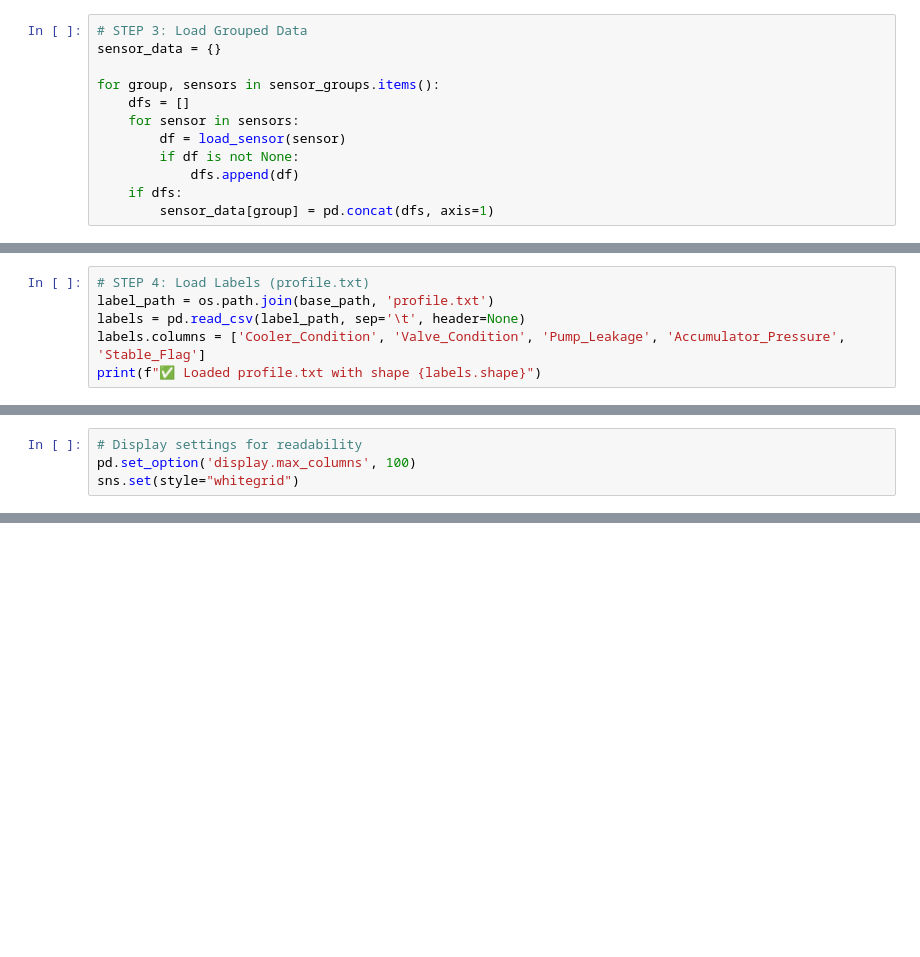
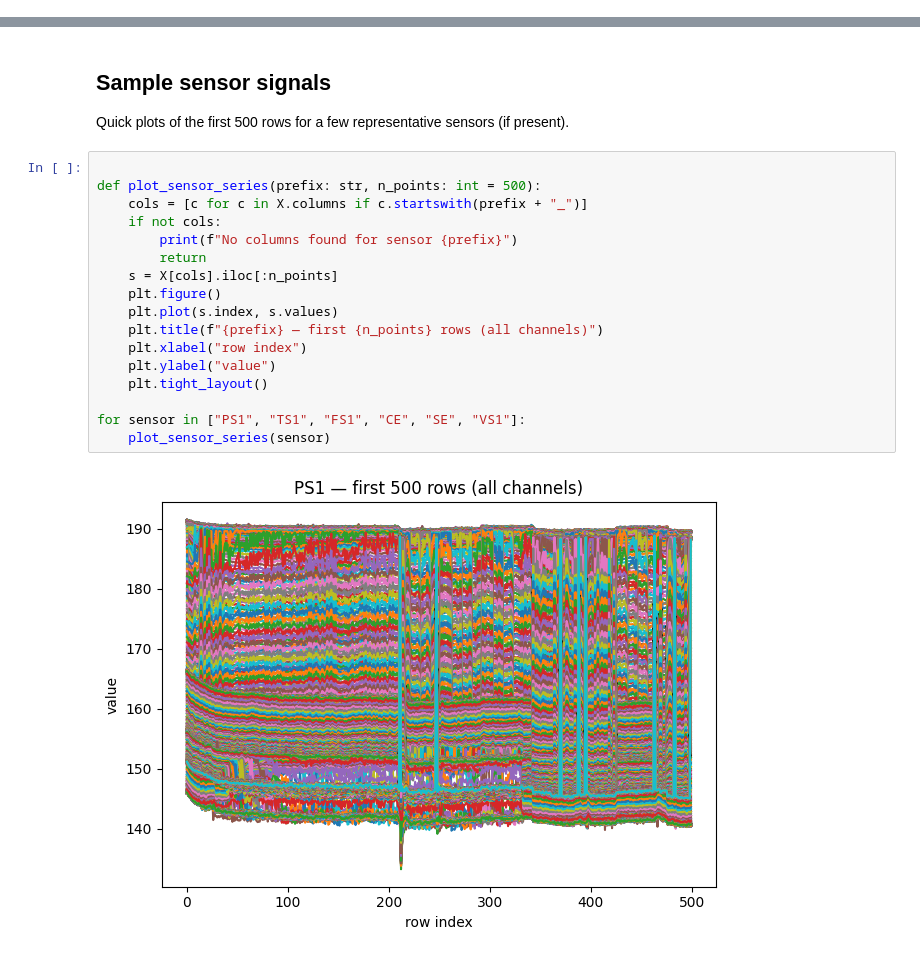
Before and after one commit to ArturMelnyk-analyst/Streamlit-Hydraulic-Dashboard, a Jupyter notebook: notebooks/02_eda.ipynb, the cells around one changed output, grey strips where cells are left out. Drawn from its saved outputs; the diff is of its cells as text; blank space fills up the shorter version.

Commit message:
refactor(nb): 02_eda consumes processed artifacts; writes label/group summaries

```diff
--- a/notebooks/02_eda.ipynb
+++ b/notebooks/02_eda.ipynb
@@ -36,12 +0,0 @@ sensor_groups = {
-# %%
-# STEP 3: Load Grouped Data
-sensor_data = {}
-
-for group, sensors in sensor_groups.items():
-    dfs = []
-    for sensor in sensors:
-        df = load_sensor(sensor)
-        if df is not None:
-            dfs.append(df)
-    if dfs:
-        sensor_data[group] = pd.concat(dfs, axis=1)
@@ -66,6 +0,0 @@ for group, sensors in sensor_groups.items():
-# %%
-# STEP 4: Load Labels (profile.txt)
-label_path = os.path.join(base_path, 'profile.txt')
-labels = pd.read_csv(label_path, sep='\t', header=None)
-labels.columns = ['Cooler_Condition', 'Valve_Condition', 'Pump_Leakage', 'Accumulator_Pressure', 'Stable_Flag']
-print(f"✅ Loaded profile.txt with shape {labels.shape}")
@@ -80,4 +0,0 @@ import seaborn as sns
-# %%
-# Display settings for readability
-pd.set_option('display.max_columns', 100)
-sns.set(style="whitegrid")
@@ -176,0 +243,24 @@ for group in ['volume_flow', 'temperature']:
+# %% [markdown]
+
+## Sample sensor signals
+
+Quick plots of the first 500 rows for a few representative sensors (if present).
+# %%
+
+def plot_sensor_series(prefix: str, n_points: int = 500):
+    cols = [c for c in X.columns if c.startswith(prefix + "_")]
+    if not cols:
+        print(f"No columns found for sensor {prefix}")
+        return
+    s = X[cols].iloc[:n_points]
+    plt.figure()
+    plt.plot(s.index, s.values)
+    plt.title(f"{prefix} — first {n_points} rows (all channels)")
+    plt.xlabel("row index")
+    plt.ylabel("value")
+    plt.tight_layout()
+
+for sensor in ["PS1", "TS1", "FS1", "CE", "SE", "VS1"]:
+    plot_sensor_series(sensor)
+# %% [output]
+[figure, added]
```
Also changed, not shown: parts of 32 cells of this notebook.
